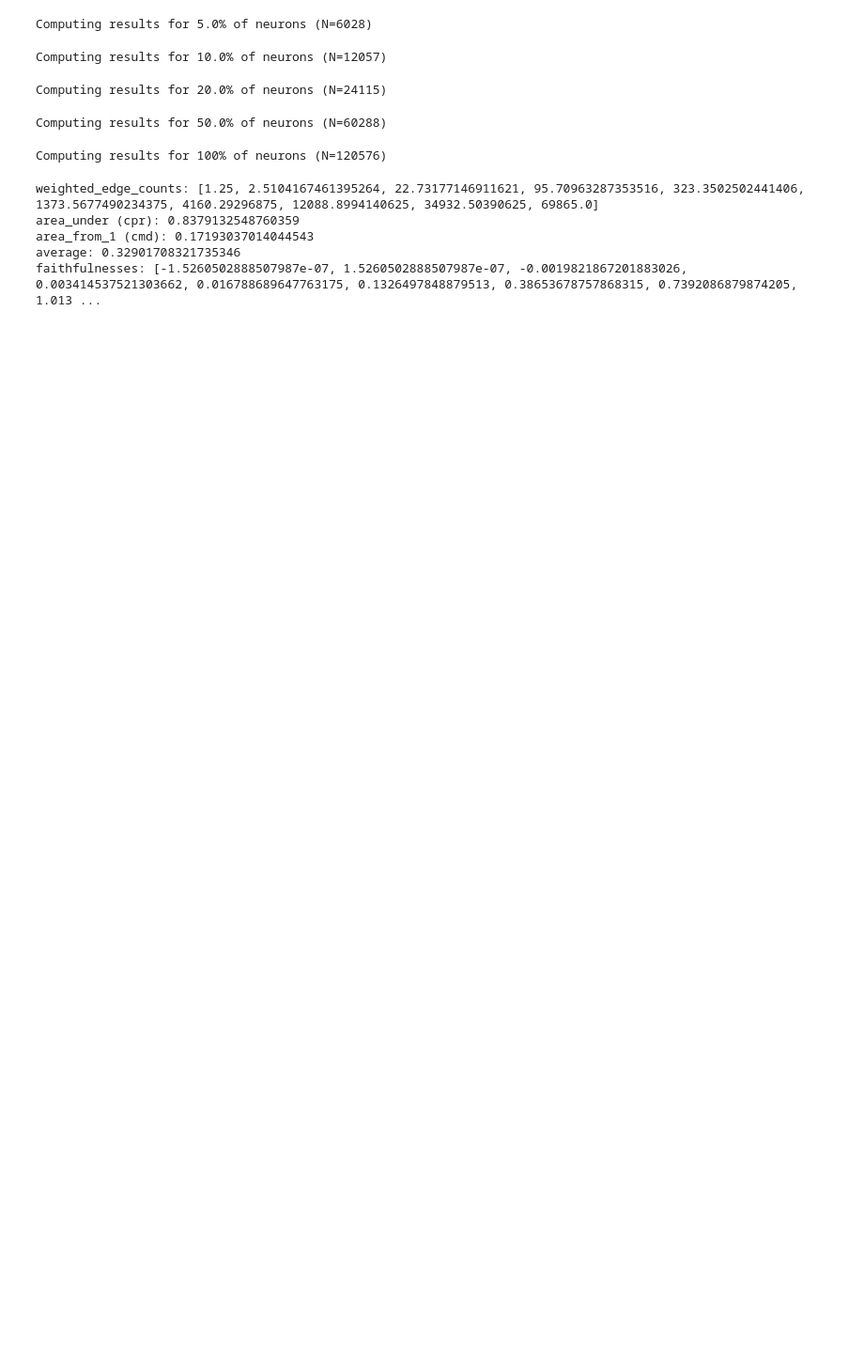
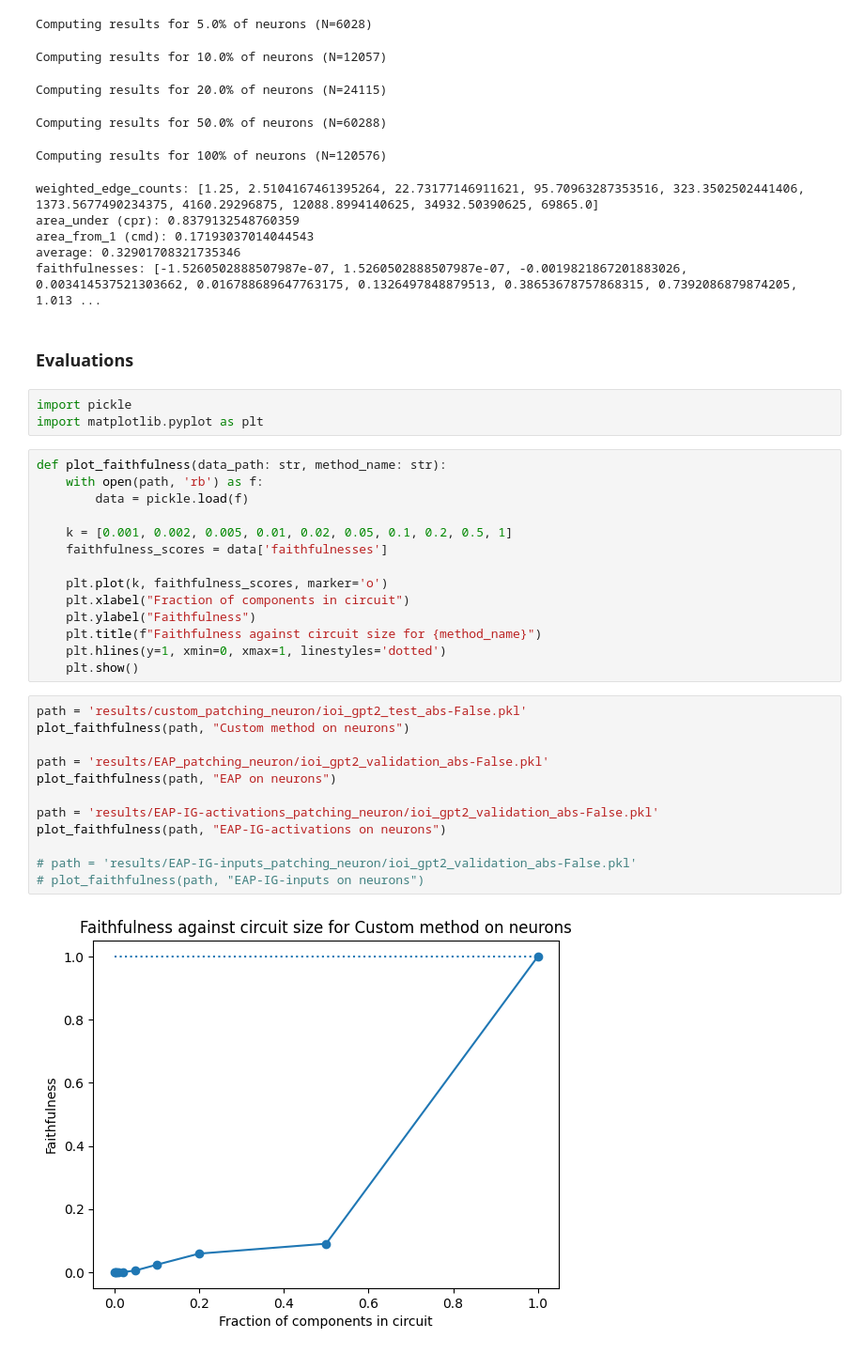
Before and after one commit to mwmlo/MIB-circuit-track, a Jupyter notebook: debug.ipynb, the cells around one changed output. Shown at 94% size. Saved outputs shown, nothing was run; the diff lists cells and outputs as text; blank space fills up the shorter version.

Commit message:
EAP-IG-inputs

```diff
--- a/debug.ipynb
+++ b/debug.ipynb
@@ -203,3 +205,36 @@ area_under (cpr): 0.8379132548760359
 area_from_1 (cmd): 0.17193037014044543
 average: 0.32901708321735346
 faithfulnesses: [-1.5260502888507987e-07, 1.5260502888507987e-07, -0.0019821867201883026, 0.003414537521303662, 0.016788689647763175, 0.1326497848879513, 0.38653678757868315, 0.7392086879874205, 1.013 ...
+# %% [markdown]
+### Evaluations
+# %%
+import pickle
+import matplotlib.pyplot as plt
+# %%
+def plot_faithfulness(data_path: str, method_name: str):
+    with open(path, 'rb') as f:
+        data = pickle.load(f)
+
+    k = [0.001, 0.002, 0.005, 0.01, 0.02, 0.05, 0.1, 0.2, 0.5, 1]
+    faithfulness_scores = data['faithfulnesses']
+
+    plt.plot(k, faithfulness_scores, marker='o')
+    plt.xlabel("Fraction of components in circuit")
+    plt.ylabel("Faithfulness")
+    plt.title(f"Faithfulness against circuit size for {method_name}")
+    plt.hlines(y=1, xmin=0, xmax=1, linestyles='dotted')
+    plt.show()
+# %%
+path = 'results/custom_patching_neuron/ioi_gpt2_test_abs-False.pkl'
+plot_faithfulness(path, "Custom method on neurons")
+
+path = 'results/EAP_patching_neuron/ioi_gpt2_validation_abs-False.pkl'
+plot_faithfulness(path, "EAP on neurons")
+
+path = 'results/EAP-IG-activations_patching_neuron/ioi_gpt2_validation_abs-False.pkl'
+plot_faithfulness(path, "EAP-IG-activations on neurons")
+
+# path = 'results/EAP-IG-inputs_patching_neuron/ioi_gpt2_validation_abs-False.pkl'
+# plot_faithfulness(path, "EAP-IG-inputs on neurons")
+# %% [output]
+[figure, added]
```
Also changed, not shown: parts of 3 cells of this notebook, 9 other files.
